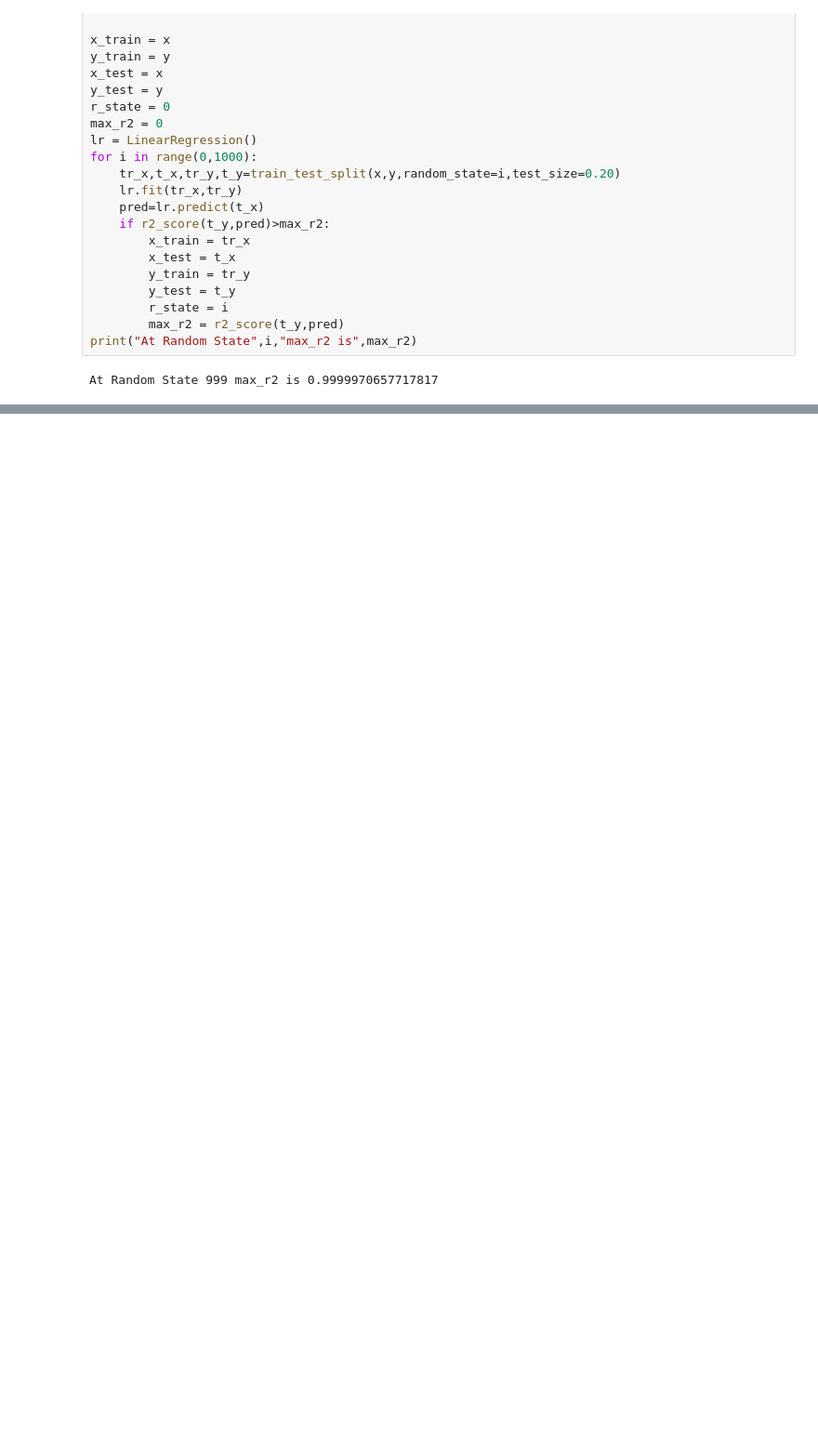
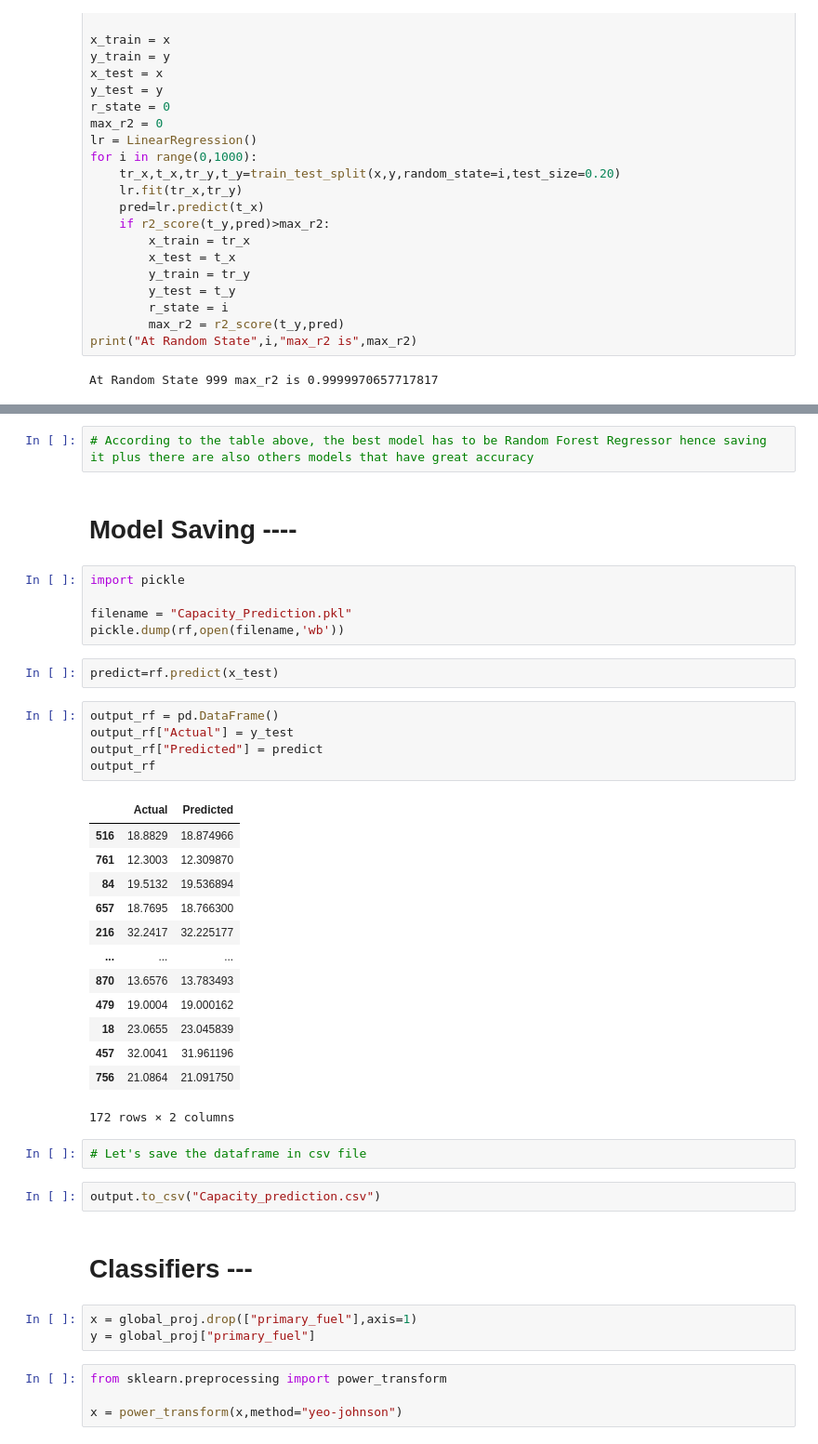
Before and after one commit to SudhanshuKumar19/Projects-, a Jupyter notebook: Evaluation Project 4 - Global Power Plant Database.ipynb, the cells around one changed output, grey strips where cells are left out. Shown at 93% size. Saved outputs shown, nothing was run; the diff lists cells and outputs as text; blank space fills up the shorter version.

```diff
--- a/Evaluation Project 4 - Global Power Plant Database.ipynb
+++ b/Evaluation Project 4 - Global Power Plant Database.ipynb
@@ -878,0 +1200,43 @@ lr=LinearRegression(copy_X=True,fit_intercept=True,n_jobs=None,normalize=True)
+# %%
+# According to the table above, the best model has to be Random Forest Regressor hence saving it plus there are also others models that have great accuracy
+# %% [markdown]
+# Model Saving ----
+# %%
+import pickle
+
+filename = "Capacity_Prediction.pkl"
+pickle.dump(rf,open(filename,'wb'))
+# %%
+predict=rf.predict(x_test)
+# %%
+output_rf = pd.DataFrame()
+output_rf["Actual"] = y_test
+output_rf["Predicted"] = predict
+output_rf
+# %% [output]
+|  | Actual | Predicted |
+| 516 | 18.8829 | 18.874966 |
+| 761 | 12.3003 | 12.309870 |
+| 84 | 19.5132 | 19.536894 |
+| 657 | 18.7695 | 18.766300 |
+| 216 | 32.2417 | 32.225177 |
+| ... | ... | ... |
+| 870 | 13.6576 | 13.783493 |
+| 479 | 19.0004 | 19.000162 |
+| 18 | 23.0655 | 23.045839 |
+| 457 | 32.0041 | 31.961196 |
+| 756 | 21.0864 | 21.091750 |
+172 rows × 2 columns
+# %%
+# Let's save the dataframe in csv file
+# %%
+output.to_csv("Capacity_prediction.csv")
+# %% [markdown]
+# Classifiers ---
+# %%
+x = global_proj.drop(["primary_fuel"],axis=1)
+y = global_proj["primary_fuel"]
+# %%
+from sklearn.preprocessing import power_transform
+
+x = power_transform(x,method="yeo-johnson")
```
Also changed, not shown: parts of 173 cells of this notebook.
